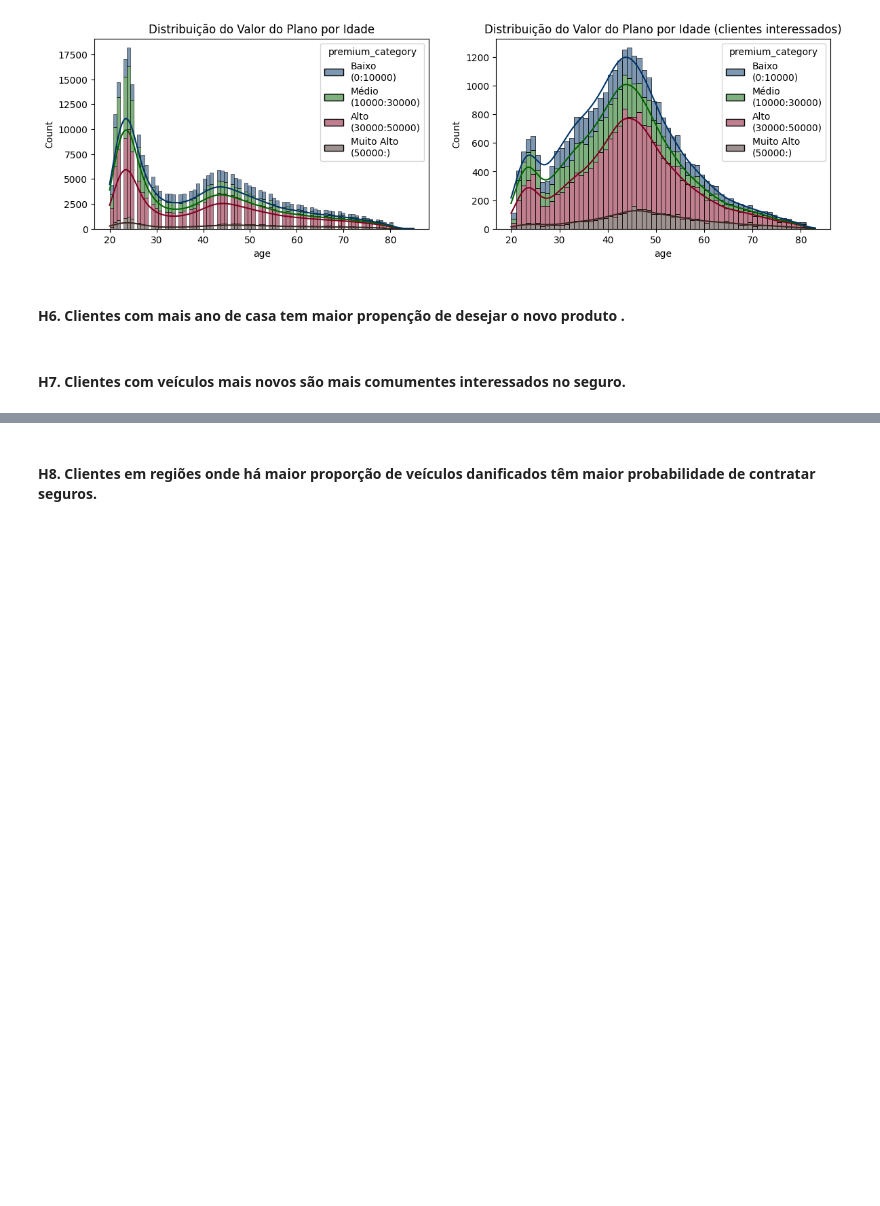
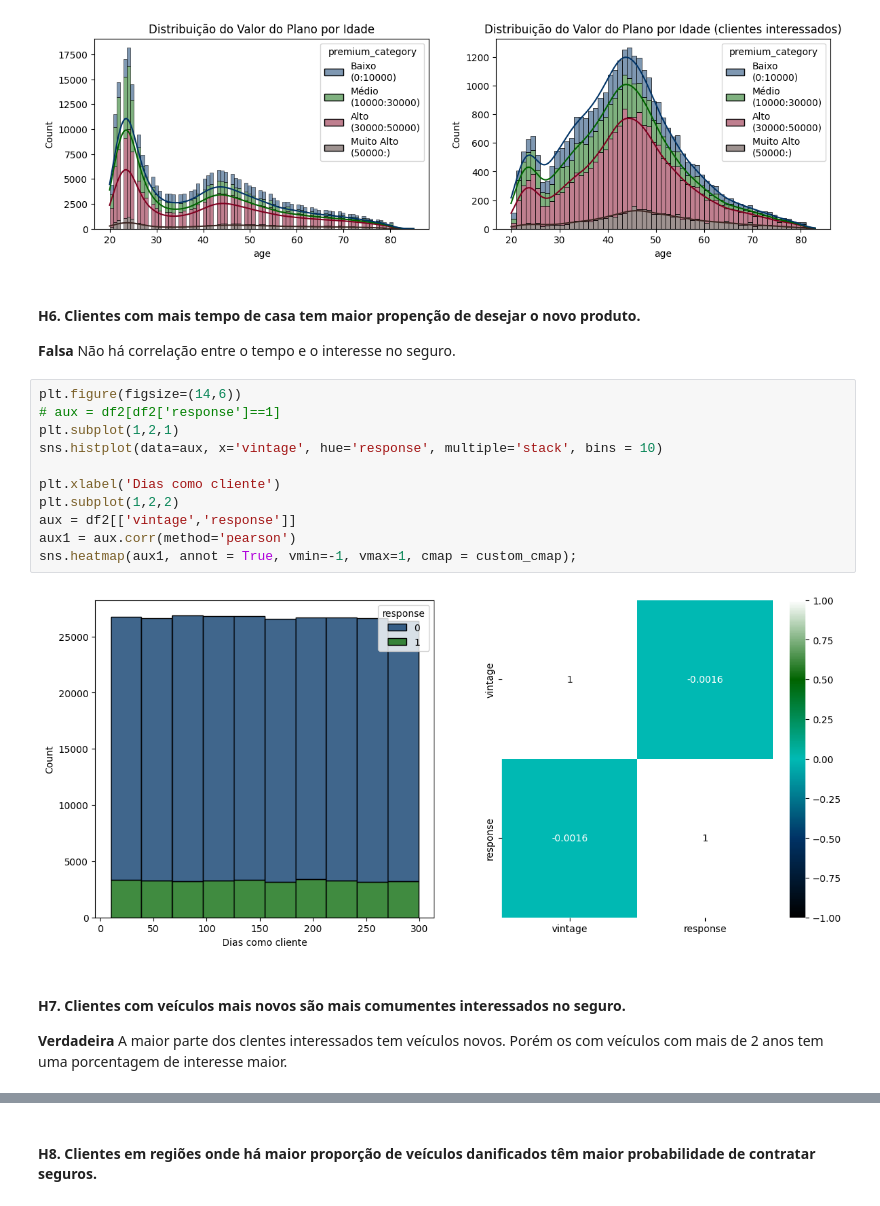
Before and after one commit to RafaelLuckner/Propensao_Compra, a Jupyter notebook: propensao_projeto.ipynb, the cells around one changed output, grey strips where cells are left out. Saved outputs shown, nothing was run; the diff lists cells and outputs as text; blank space fills up the shorter version.

```diff
--- a/propensao_projeto.ipynb
+++ b/propensao_projeto.ipynb
@@ -533,6 +504,21 @@ sns.histplot(data=aux1, x='age', hue='premium_category', kde=True, multiple='sta
 # %% [output]
 [figure]
 # %% [markdown]
-#### H6. Clientes com mais ano de casa tem maior propenção de desejar o novo produto .
+#### H6. Clientes com mais tempo de casa tem maior propenção de desejar o novo produto.
+**Falsa** Não há correlação entre o tempo e o interesse no seguro.
+# %%
+plt.figure(figsize=(14,6))
+# aux = df2[df2['response']==1]
+plt.subplot(1,2,1)
+sns.histplot(data=aux, x='vintage', hue='response', multiple='stack', bins = 10)
+
+plt.xlabel('Dias como cliente')
+plt.subplot(1,2,2)
+aux = df2[['vintage','response']]
+aux1 = aux.corr(method='pearson')
+sns.heatmap(aux1, annot = True, vmin=-1, vmax=1, cmap = custom_cmap);
+# %% [output]
+[figure, added]
 # %% [markdown]
 #### H7. Clientes com veículos mais novos são mais comumentes interessados no seguro.
+**Verdadeira** A maior parte dos clentes interessados tem veículos novos. Porém os com veículos com mais de 2 anos tem uma porcentagem de interesse maior.
```
Also changed, not shown: parts of 19 cells of this notebook.
